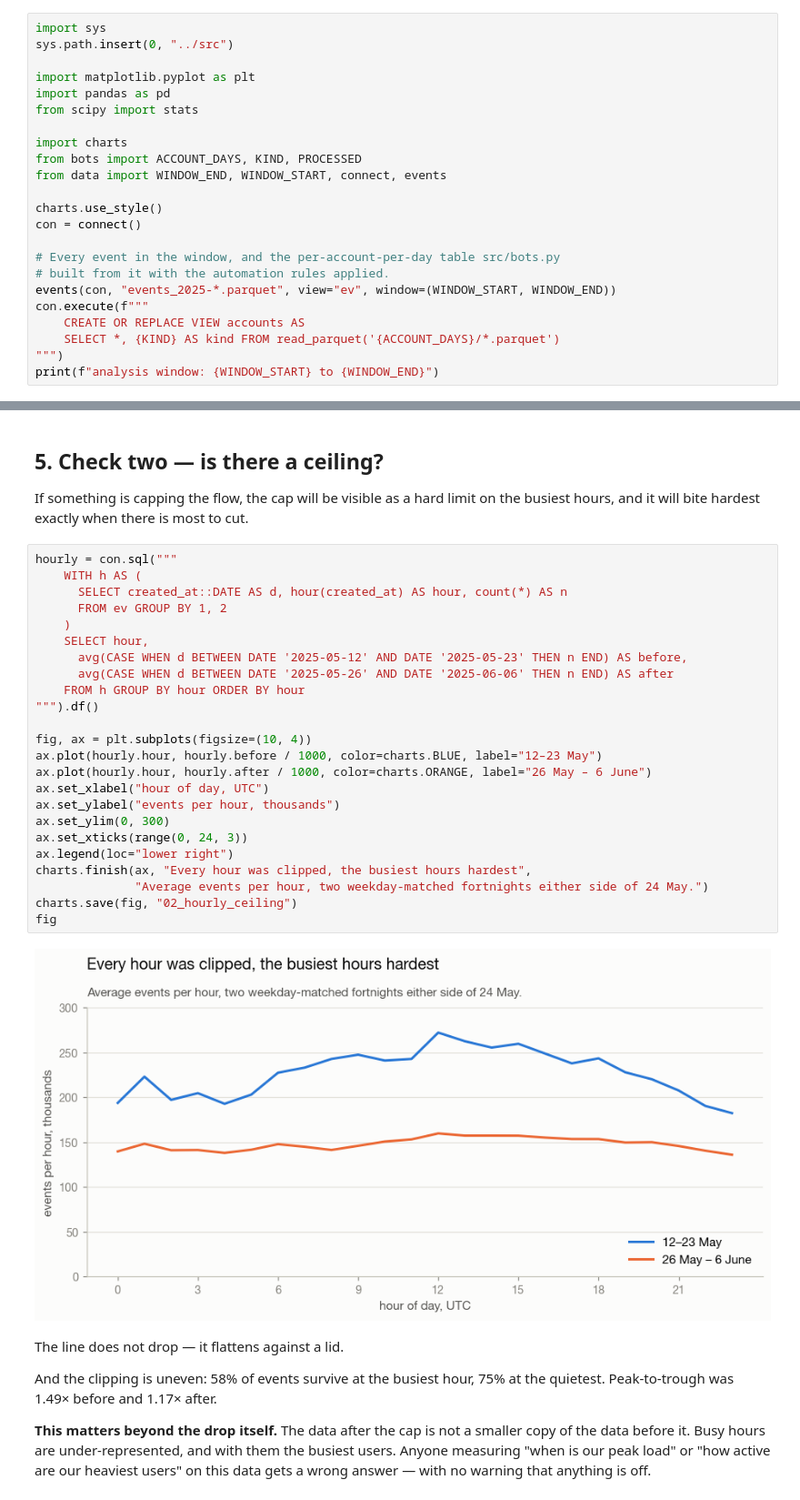
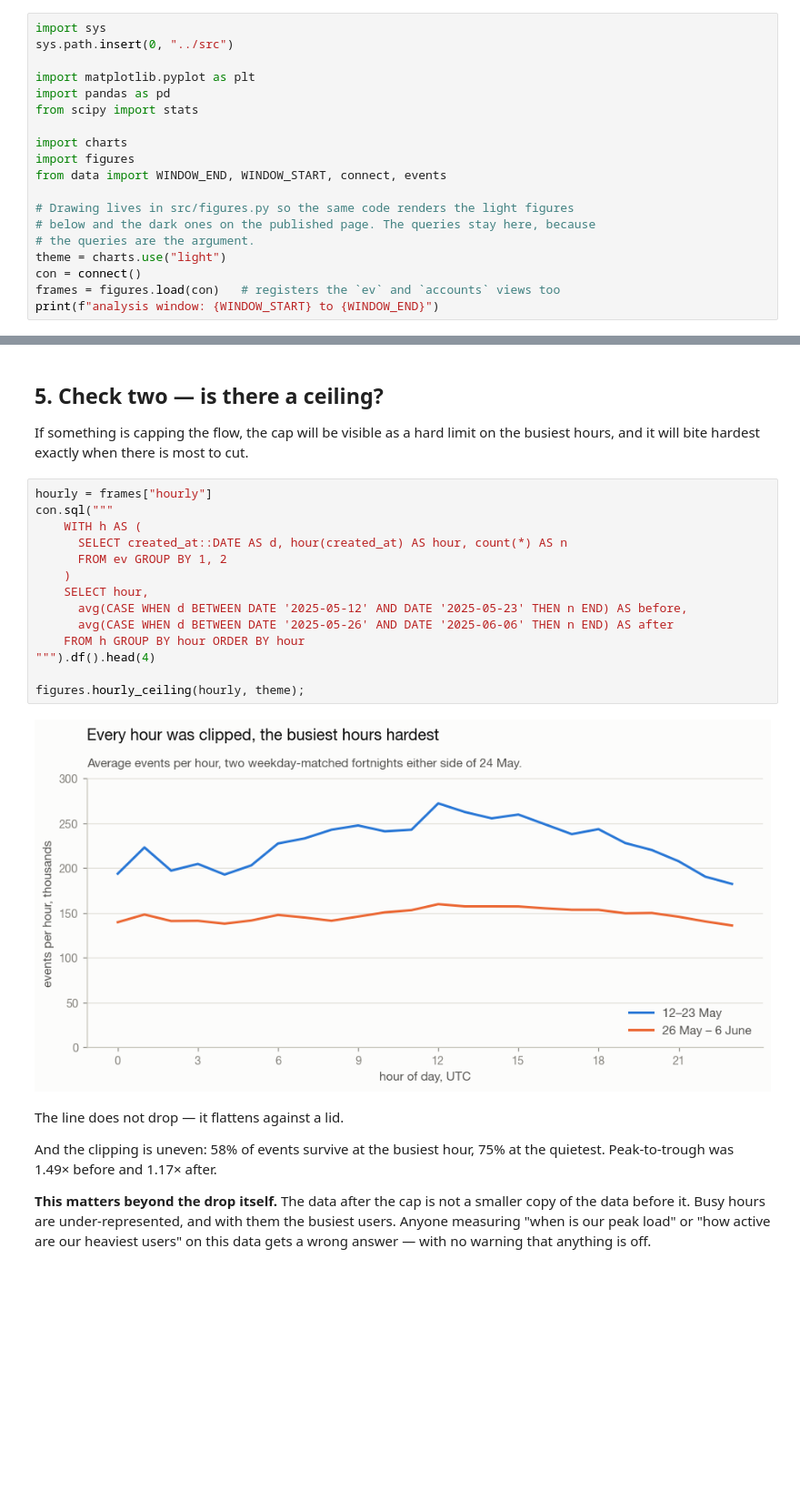
Before and after one commit to azadvoryanskiy/github-product-analytics, a Jupyter notebook: notebooks/01_data_quality.ipynb, the cells around one changed output, grey strips where cells are left out. Shown at 91% size. Drawn from its saved outputs; the diff is of its cells as text; blank space fills up the shorter version.

```diff
--- a/notebooks/01_data_quality.ipynb
+++ b/notebooks/01_data_quality.ipynb
@@ -19,19 +19,15 @@ import pandas as pd
 from scipy import stats
 
 import charts
-from bots import ACCOUNT_DAYS, KIND, PROCESSED
+import figures
 from data import WINDOW_END, WINDOW_START, connect, events
 
-charts.use_style()
+# Drawing lives in src/figures.py so the same code renders the light figures
+# below and the dark ones on the published page. The queries stay here, because
+# the queries are the argument.
+theme = charts.use("light")
 con = connect()
-
-# Every event in the window, and the per-account-per-day table src/bots.py
-# built from it with the automation rules applied.
-events(con, "events_2025-*.parquet", view="ev", window=(WINDOW_START, WINDOW_END))
-con.execute(f"""
-    CREATE OR REPLACE VIEW accounts AS
-    SELECT *, {KIND} AS kind FROM read_parquet('{ACCOUNT_DAYS}/*.parquet')
-""")
+frames = figures.load(con)   # registers the `ev` and `accounts` views too
 print(f"analysis window: {WINDOW_START} to {WINDOW_END}")
 # %% [output]
 analysis window: 2025-04-21 to 2025-09-05
@@ -167,31 +146,21 @@ pipe behaves.
 If something is capping the flow, the cap will be visible as a hard limit on
 the busiest hours, and it will bite hardest exactly when there is most to cut.
 # %%
-hourly = con.sql("""
+hourly = frames["hourly"]
+con.sql("""
     WITH h AS (
       SELECT created_at::DATE AS d, hour(created_at) AS hour, count(*) AS n
       FROM ev GROUP BY 1, 2
     )
     SELECT hour,
       avg(CASE WHEN d BETWEEN DATE '2025-05-12' AND DATE '2025-05-23' THEN n END) AS before,
       avg(CASE WHEN d BETWEEN DATE '2025-05-26' AND DATE '2025-06-06' THEN n END) AS after
     FROM h GROUP BY hour ORDER BY hour
-""").df()
+""").df().head(4)
 
-fig, ax = plt.subplots(figsize=(10, 4))
-ax.plot(hourly.hour, hourly.before / 1000, color=charts.BLUE, label="12–23 May")
-ax.plot(hourly.hour, hourly.after / 1000, color=charts.ORANGE, label="26 May – 6 June")
-ax.set_xlabel("hour of day, UTC")
-ax.set_ylabel("events per hour, thousands")
-ax.set_ylim(0, 300)
-ax.set_xticks(range(0, 24, 3))
-ax.legend(loc="lower right")
-charts.finish(ax, "Every hour was clipped, the busiest hours hardest",
-              "Average events per hour, two weekday-matched fortnights either side of 24 May.")
-charts.save(fig, "02_hourly_ceiling")
-fig
+figures.hourly_ceiling(hourly, theme);
 # %% [output]
-[figure, old version]
+[figure, new version]
 # %% [markdown]
 The line does not drop — it flattens against a lid.
 
```
Also changed, not shown: parts of 9 cells of this notebook, 11 other files.
